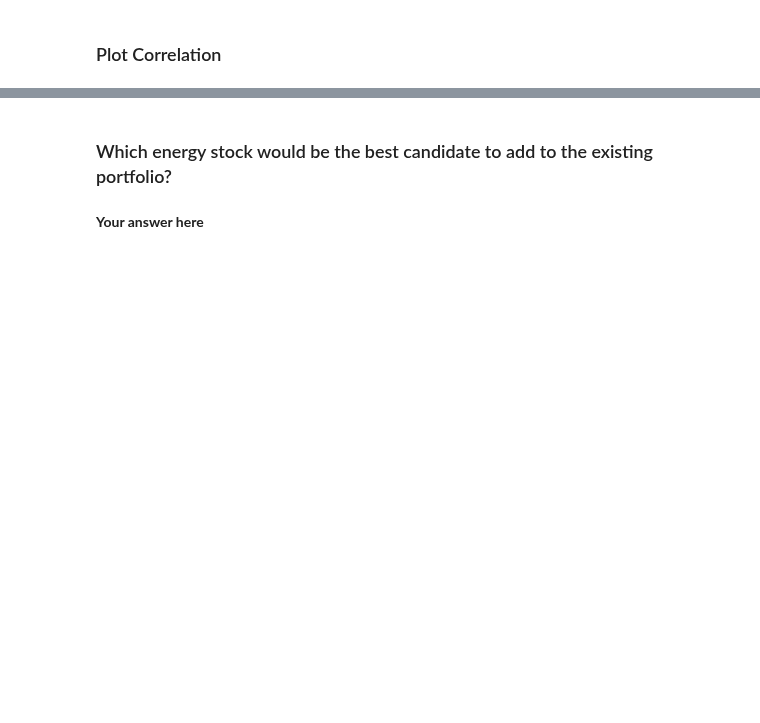
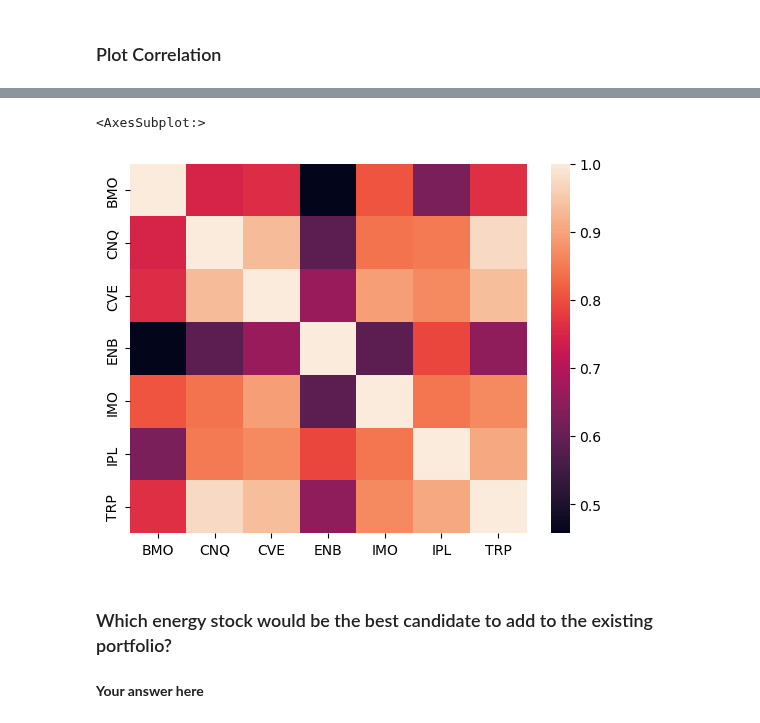
Before and after one commit to juil/fintech-uoftbootcamp, a Jupyter notebook: week04/class1/Class 1 (5 Dec)/Activities/02-Stu_Correlation/Unsolved/diversification.ipynb, the cells around one changed output, grey strips where cells are left out. Saved outputs shown, nothing was run; the diff lists cells and outputs as text; code cells hidden in the pictures; blank space fills up the shorter version.

```diff
--- a/week04/class1/Class 1 (5 Dec)/Activities/02-Stu_Correlation/Unsolved/diversification.ipynb
+++ b/week04/class1/Class 1 (5 Dec)/Activities/02-Stu_Correlation/Unsolved/diversification.ipynb
@@ -42,5 +106,12 @@ bmo_df.head()
 # %%
 # Create a heatmap from the correlation values and adjust the scale
+# sns.heatmap(correlation, vmin=correlation.iloc[:, 1].min(),
+#             vmax=correlation.iloc[:, 1].max())
+
+sns.heatmap(correlation)
+# %% [output]
+<AxesSubplot:>
+[figure, added]
 # %% [markdown]
 ### Which energy stock would be the best candidate to add to the existing portfolio?
 # %% [markdown]
```
Also changed, not shown: parts of 8 cells of this notebook.
